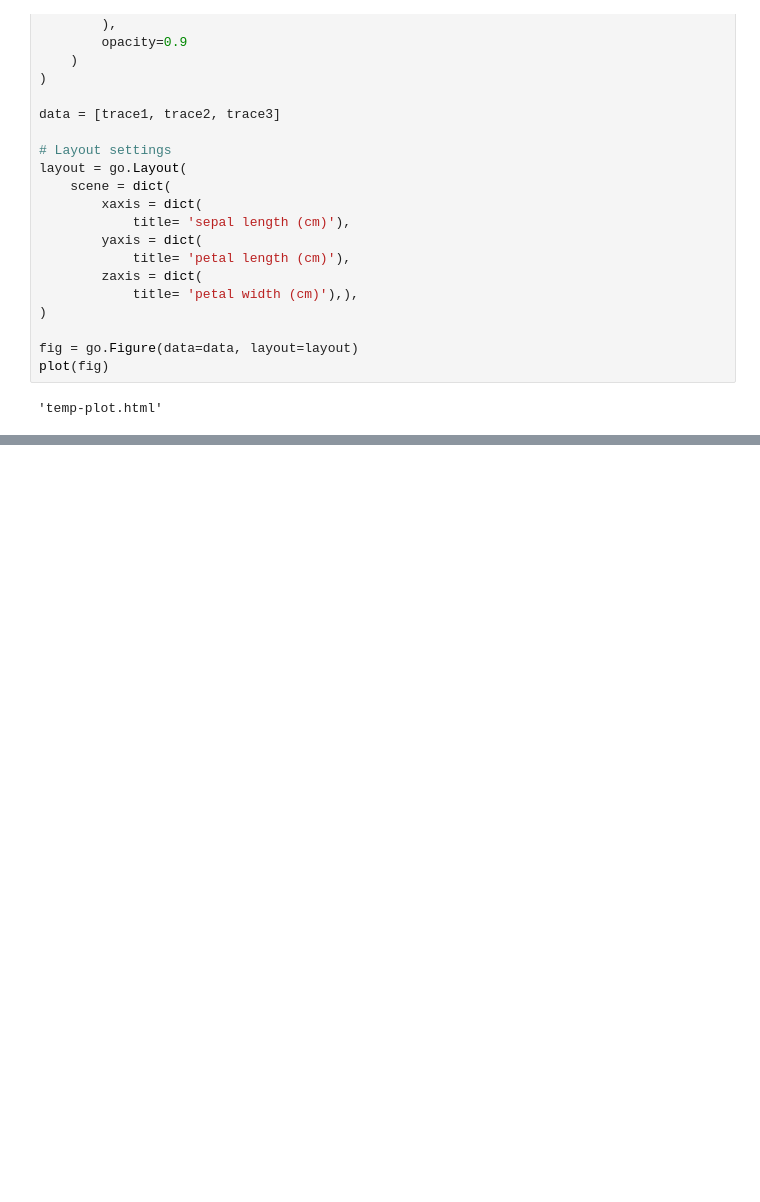
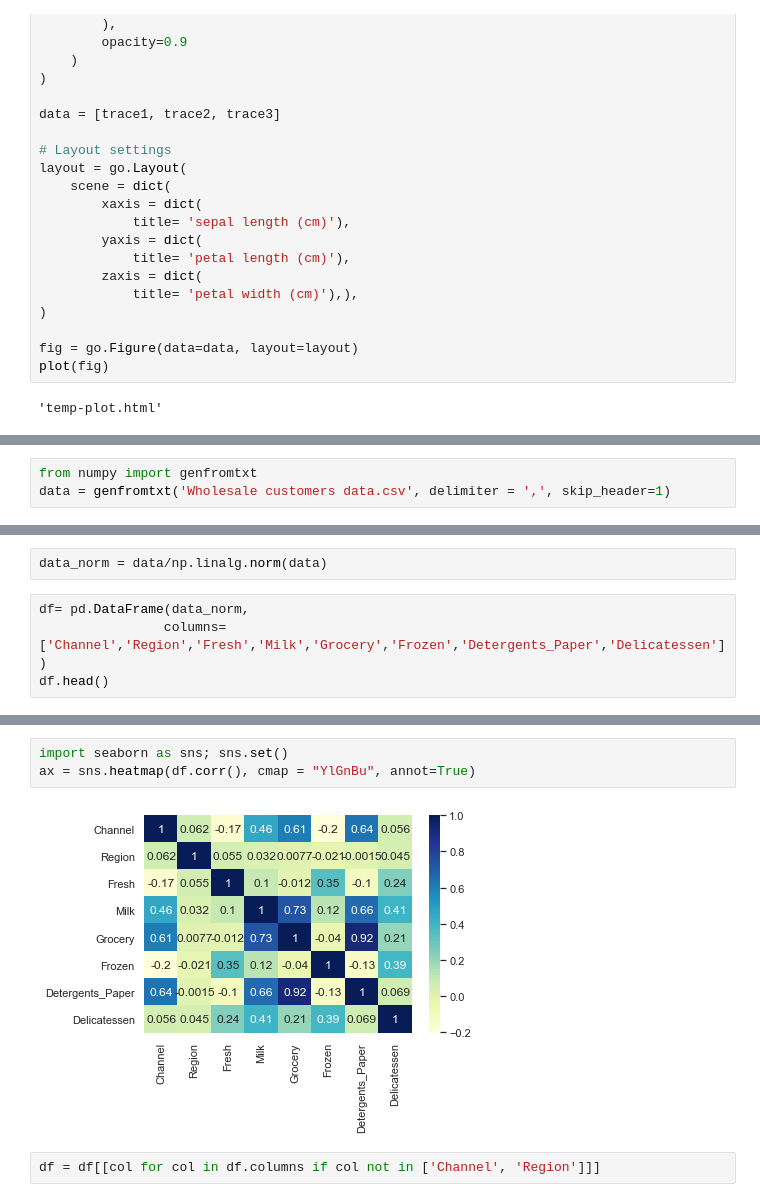
Before and after one commit to enigdata/python-coding, a Jupyter notebook: Numpy/numerical_computing_book/clustering.ipynb, the cells around one changed output, grey strips where cells are left out. Cells and saved outputs as stored; diff of their text form; blank space fills up the shorter version.

```diff
--- a/Numpy/numerical_computing_book/clustering.ipynb
+++ b/Numpy/numerical_computing_book/clustering.ipynb
@@ -165,0 +274,3 @@ plot(fig)
+# %%
+from numpy import genfromtxt
+data = genfromtxt('Wholesale customers data.csv', delimiter = ',', skip_header=1)
@@ -165,0 +294,6 @@ plot(fig)
+# %%
+data_norm = data/np.linalg.norm(data)
+# %%
+df= pd.DataFrame(data_norm,
+                columns=['Channel','Region','Fresh','Milk','Grocery','Frozen','Detergents_Paper','Delicatessen'])
+df.head()
@@ -165,0 +319,7 @@ plot(fig)
+# %%
+import seaborn as sns; sns.set()
+ax = sns.heatmap(df.corr(), cmap = "YlGnBu", annot=True)
+# %% [output]
+[figure, added]
+# %%
+df = df[[col for col in df.columns if col not in ['Channel', 'Region']]]
```
Also changed, not shown: parts of 21 cells of this notebook.
